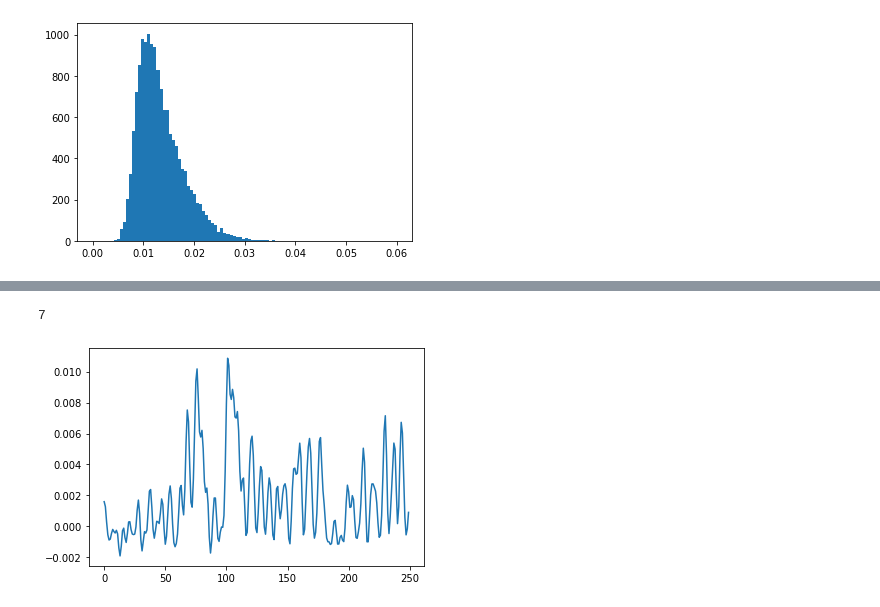
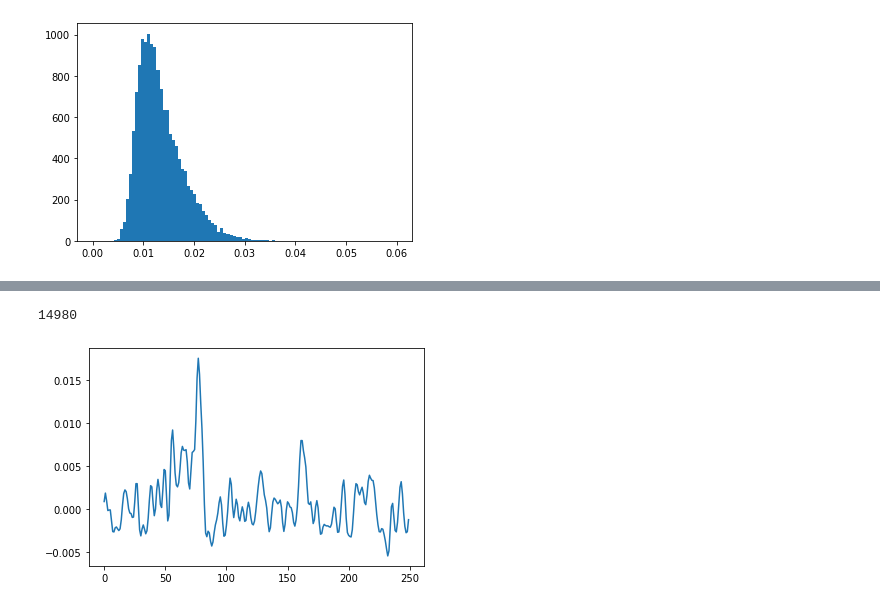
Before and after one commit to rodralva/andres_IR02_RT_eficiencia, a Jupyter notebook: data_process.ipynb, the cells around one changed output, grey strips where cells are left out. Cells and saved outputs as stored; diff of their text form; code cells hidden in the pictures.

```diff
--- a/data_process.ipynb
+++ b/data_process.ipynb
@@ -181,6 +185,6 @@ plt.hist(A_PEAK_filtered[PED_STD<0.002],100,[0,0.06]);
 # %%
-plt.plot(WVF_filtered[PED_STD<0.001][2])
-len(WVF_filtered[PED_STD<0.001])
+plt.plot(WVF_filtered[PED_STD<0.002][1])
+len(WVF_filtered[PED_STD<0.002])
 # %% [output]
-7
+14980
-[figure, old version]
+[figure, new version]
```
Also changed, not shown: parts of 1 cell of this notebook, 1 other file.
